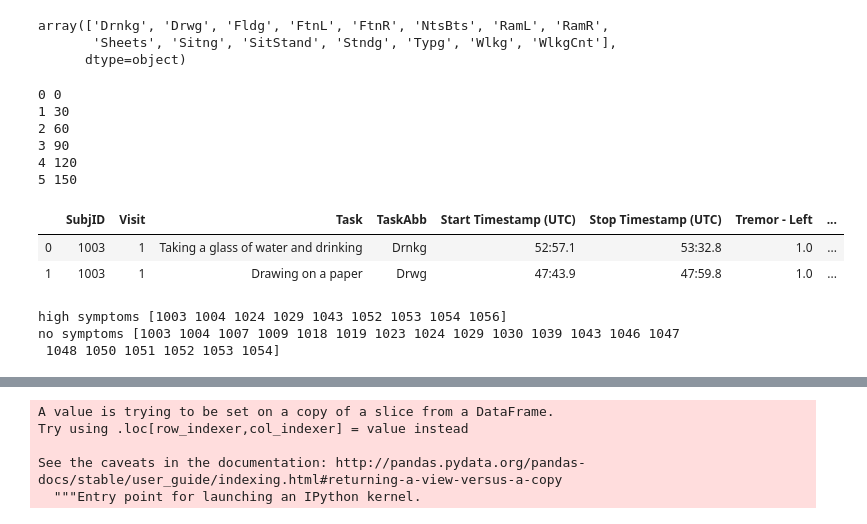
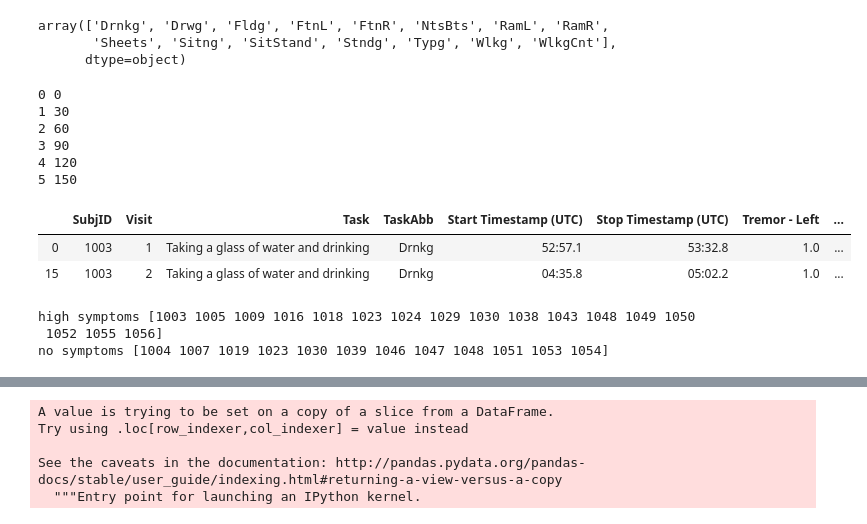
Before and after one commit to Luke3D/PD_PoseEstimation, a Jupyter notebook: Code/ScoresDistr.ipynb, the cells around one changed output, grey strips where cells are left out. Drawn from its saved outputs; the diff is of its cells as text; code cells hidden in the pictures.

```diff
--- a/Code/ScoresDistr.ipynb
+++ b/Code/ScoresDistr.ipynb
@@ -37,7 +36,8 @@ array(['Drnkg', 'Drwg', 'Fldg', 'FtnL', 'FtnR', 'NtsBts', 'RamL', 'RamR',
 #clinical
 # tasks = ['FtnL', 'FtnR', 'RamL', 'RamR']
 #functional
-tasks = ['Sitng', 'Stndg']
+tasks = ['Drnkg']
+# tasks = ['Sitng']
 # #ADL
 # tasks = ['Drnkg']
 # tasks = ['SitStand']
@@ -45,32 +45,38 @@ tasks = ['Sitng', 'Stndg']
 # %%
 # scores = pd.read_csv('/Users/luca/Box/CISPD_Videos_proc/Metadata/Table4.csv')
 scores = pd.read_csv('../Metadata/Table4.csv')
-# scores = scores.loc[scores.TaskAbb.isin(tasks)]
+scores = scores.loc[scores.TaskAbb.isin(tasks)]
 # scores = scores[['SubjID','Visit','TaskAbb','Tremor - Left', 'Tremor - Right', 'Bradykinesia - Right', 'Bradykinesia - Left']]
 scores.query('Visit != "1 Month"', inplace=True)
 scores['Visit']=scores.Visit.apply(lambda x: x.split()[-1])
 for i,j in enumerate(scores.Visit.unique()):
     print(i,j)
     scores.loc[scores.Visit==j, 'Visit'] = i+1
 scores = scores.query('Visit ==1 | Visit ==2 | Visit==3')
 scores.head(2)
 # %% [output]
 0 0
 1 30
 2 60
 3 90
 4 120
 5 150
 |  | SubjID | Visit | Task | TaskAbb | Start Timestamp (UTC) | Stop Timestamp (UTC) | Tremor - Left | ... |
 | 0 | 1003 | 1 | Taking a glass of water and drinking | Drnkg | 52:57.1 | 53:32.8 | 1.0 | ... |
-| 1 | 1003 | 1 | Drawing on a paper | Drwg | 47:43.9 | 47:59.8 | 1.0 | ... |
+| 15 | 1003 | 2 | Taking a glass of water and drinking | Drnkg | 04:35.8 | 05:02.2 | 1.0 | ... |
 # %%
 #subjects with severe symptoms
-# PD = scores.loc[(scores['Tremor - Left']>=2) | (scores['Tremor - Right']>=2) |
-#            (scores['Bradykinesia - Left']>=2) | (scores['Bradykinesia - Right']>=2)]
+# PD = scores.loc[(scores['Tremor - Left']>=1) | (scores['Tremor - Right']>=1) |
+#            (scores['Bradykinesia - Left']>=1) | (scores['Bradykinesia - Right']>=1)]
 
-PD = scores.loc[(scores['Dyskinesia - Left']>=2) | (scores['Dyskinesia - Right']>=2) |
-           (scores['Dyskinesia - Left']>=2) | (scores['Dyskinesia - Right']>=2)]
+PD = scores.loc[(scores['Tremor - Left']>=1) | (scores['Tremor - Right']>=1)]
+
+
+# PD = scores.loc[(scores['Dyskinesia - Left']>=2) | (scores['Dyskinesia - Right']>=2) |
+#            (scores['Dyskinesia - Left']>=2) | (scores['Dyskinesia - Right']>=2)]
+
+# noPD = scores.loc[(scores['Tremor - Left']==0) & (scores['Tremor - Right']==0)]
+
 
 noPD = scores.loc[(scores['Tremor - Left']==0) & (scores['Tremor - Right']==0) &
            (scores['Bradykinesia - Left']==0) & (scores['Bradykinesia - Right']==0) &
@@ -80,6 +86,6 @@ PDsubj = PD.SubjID.unique()
 noPDsubj = noPD.SubjID.unique()
 print('high symptoms',PDsubj, '\nno symptoms',noPDsubj)
 # %% [output]
-high symptoms [1003 1004 1024 1029 1043 1052 1053 1054 1056]
-no symptoms [1003 1004 1007 1009 1018 1019 1023 1024 1029 1030 1039 1043 1046 1047
- 1048 1050 1051 1052 1053 1054]
+high symptoms [1003 1005 1009 1016 1018 1023 1024 1029 1030 1038 1043 1048 1049 1050
+ 1052 1055 1056]
+no symptoms [1004 1007 1019 1023 1030 1039 1046 1047 1048 1051 1053 1054]
```
Also changed, not shown: parts of 8 cells of this notebook, 2 other files.
